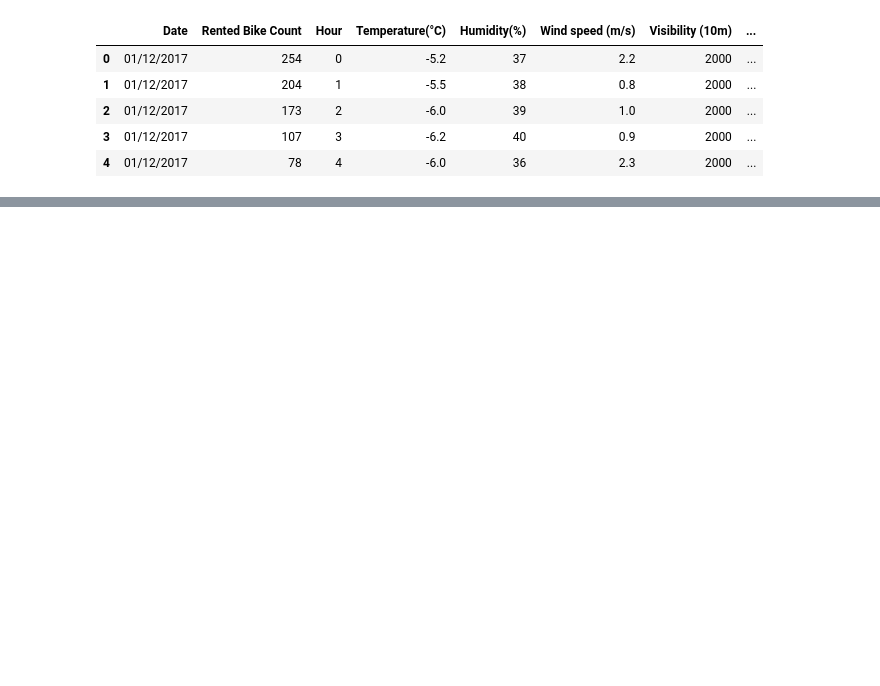
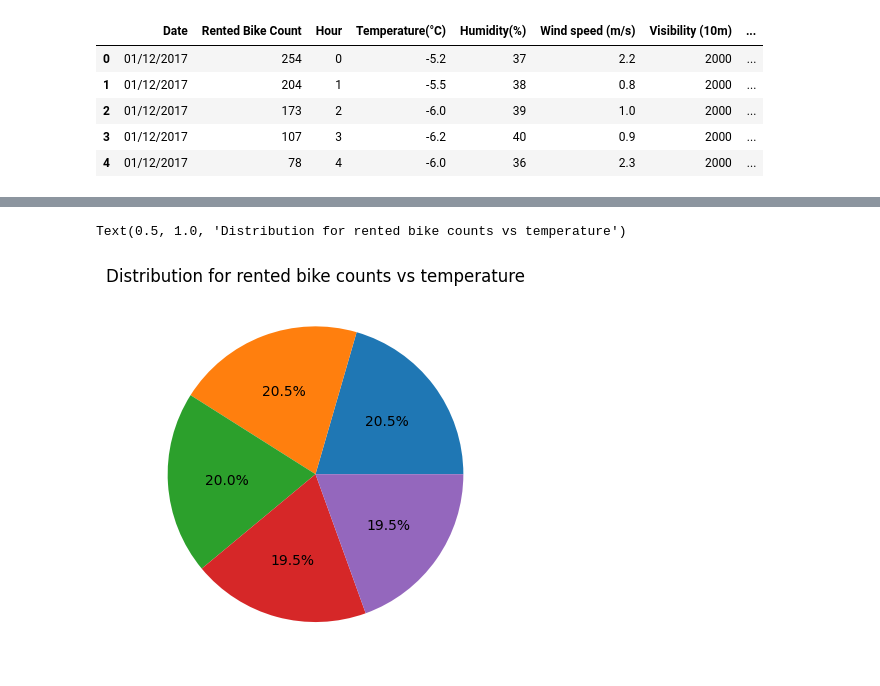
Before and after one commit to QaziSaim/Bike-Rental-Demand-Prediction-, a Jupyter notebook: notebook/EDA.ipynb, the cells around one changed output, grey strips where cells are left out. Drawn from its saved outputs; the diff is of its cells as text; code cells hidden in the pictures; blank space fills up the shorter version.

```diff
--- a/notebook/EDA.ipynb
+++ b/notebook/EDA.ipynb
@@ -22,0 +37,6 @@ data.head()
+# %%
+plt.pie(data['Temperature(°C)'].value_counts().head(5),autopct='%1.1f%%')
+plt.title("Distribution for rented bike counts vs temperature")
+# %% [output]
+Text(0.5, 1.0, 'Distribution for rented bike counts vs temperature')
+[figure, added]
```
Also changed, not shown: parts of 8 cells of this notebook, 1 other file.
